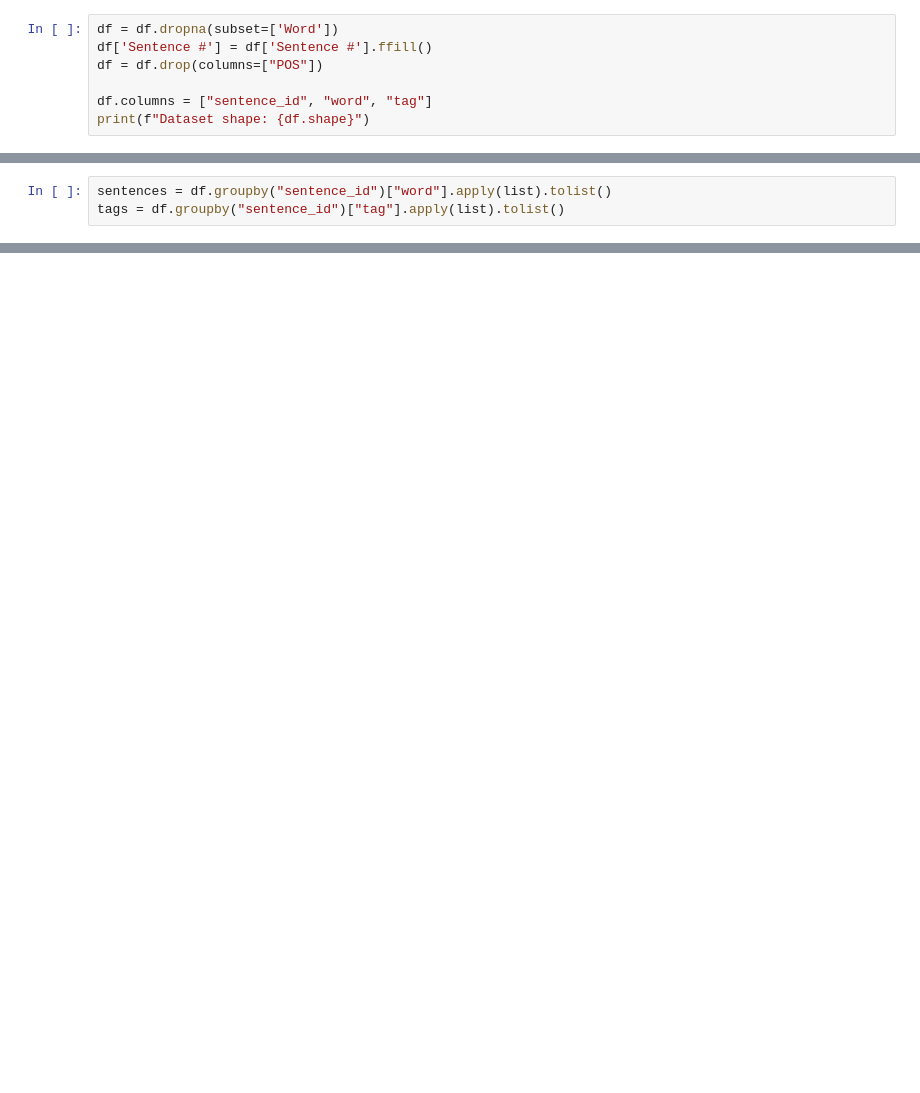
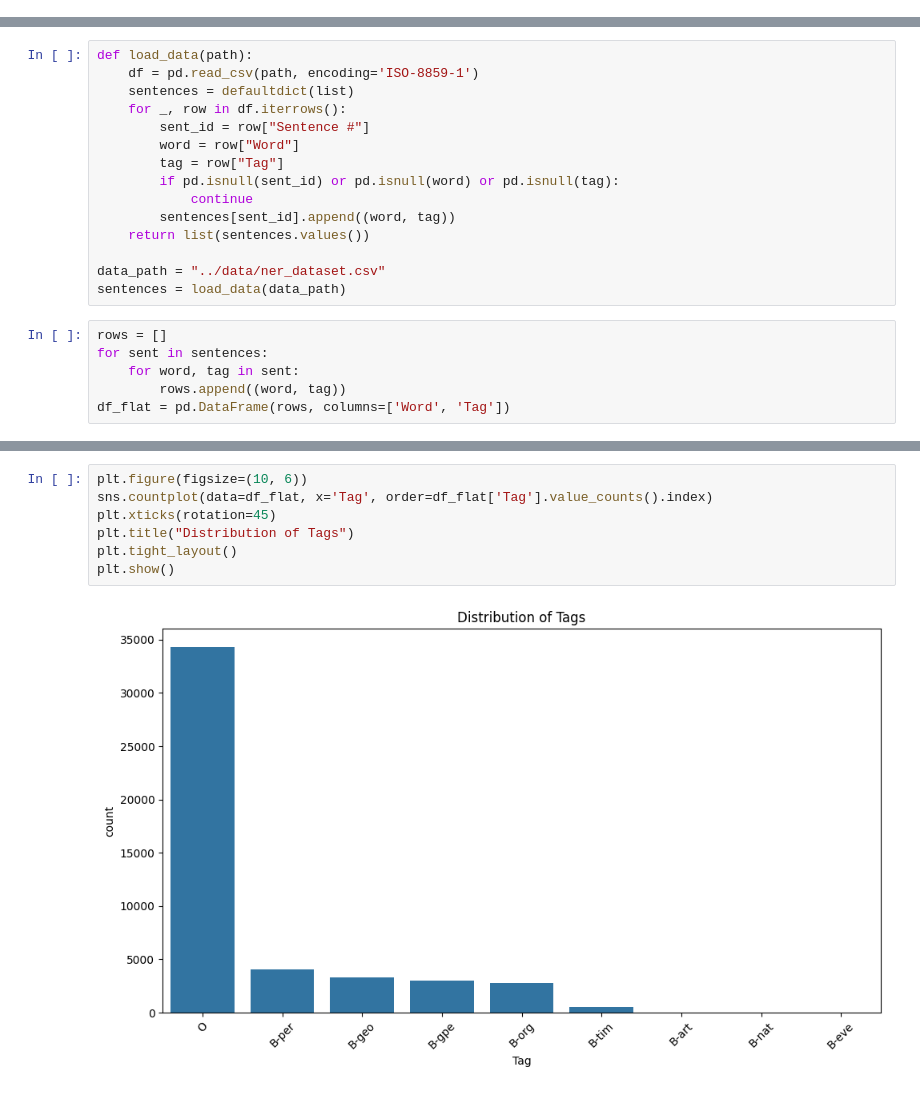
Before and after one commit to KVaid29994/NER_model, a Jupyter notebook: notebook/model.ipynb, the cells around one changed output, grey strips where cells are left out. Cells and saved outputs as stored; diff of their text form; blank space fills up the shorter version.

```diff
--- a/notebook/model.ipynb
+++ b/notebook/model.ipynb
@@ -151,7 +0,0 @@ df.head()
-# %%
-df = df.dropna(subset=['Word'])
-df['Sentence #'] = df['Sentence #'].ffill()
-df = df.drop(columns=["POS"])
-
-df.columns = ["sentence_id", "word", "tag"]
-print(f"Dataset shape: {df.shape}")
@@ -228,3 +0,0 @@ df.head()
-# %%
-sentences = df.groupby("sentence_id")["word"].apply(list).tolist()
-tags = df.groupby("sentence_id")["tag"].apply(list).tolist()
@@ -341,0 +12,21 @@ F1 Score:   0.843407213469959
+# %%
+def load_data(path):
+    df = pd.read_csv(path, encoding='ISO-8859-1')
+    sentences = defaultdict(list)
+    for _, row in df.iterrows():
+        sent_id = row["Sentence #"]
+        word = row["Word"]
+        tag = row["Tag"]
+        if pd.isnull(sent_id) or pd.isnull(word) or pd.isnull(tag):
+            continue
+        sentences[sent_id].append((word, tag))
+    return list(sentences.values())
+
+data_path = "../data/ner_dataset.csv"
+sentences = load_data(data_path)
+# %%
+rows = []
+for sent in sentences:
+    for word, tag in sent:
+        rows.append((word, tag))
+df_flat = pd.DataFrame(rows, columns=['Word', 'Tag'])
@@ -341,0 +55,9 @@ F1 Score:   0.843407213469959
+# %%
+plt.figure(figsize=(10, 6))
+sns.countplot(data=df_flat, x='Tag', order=df_flat['Tag'].value_counts().index)
+plt.xticks(rotation=45)
+plt.title("Distribution of Tags")
+plt.tight_layout()
+plt.show()
+# %% [output]
+[figure, added]
```
Also changed, not shown: parts of 48 cells of this notebook, 1 other file.
